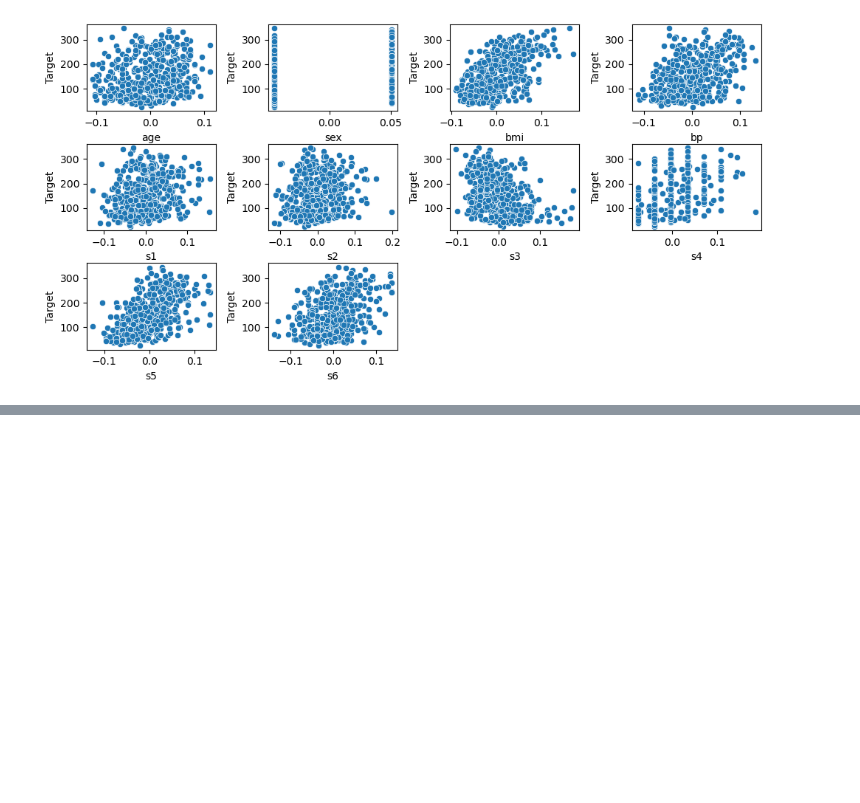
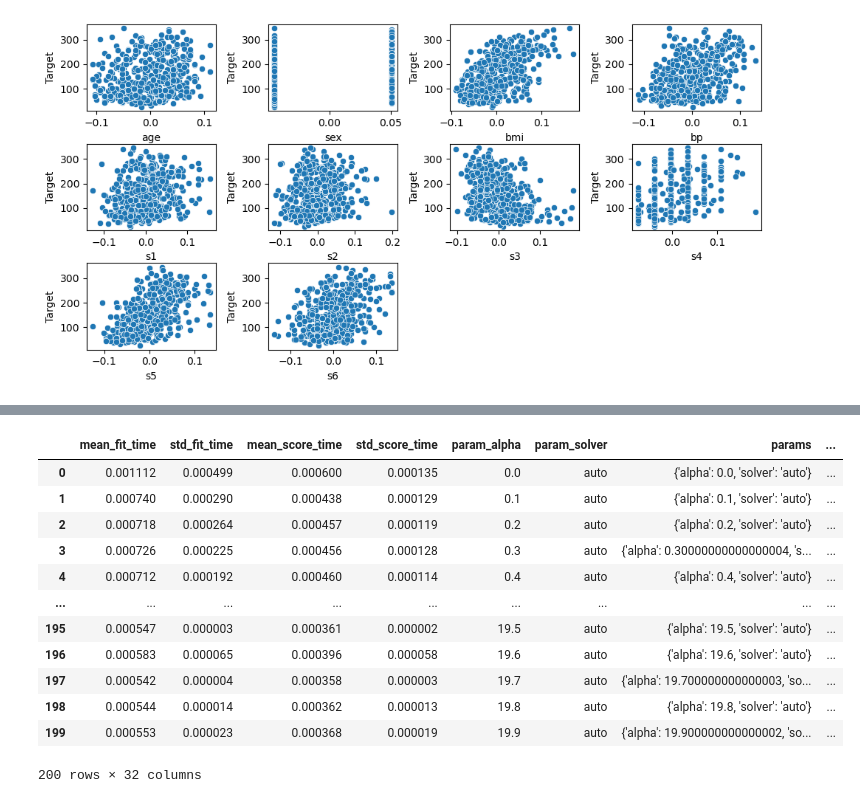
Before and after one commit to CharlesStockman/dataScience, a Jupyter notebook: magnimindAcademy/machineLearning/linear_gregression/assignment 2.ipynb, the cells around one changed output, grey strips where cells are left out. Cells and saved outputs as stored; diff of their text form; code cells hidden in the pictures; blank space fills up the shorter version.

```diff
--- a/magnimindAcademy/machineLearning/linear_gregression/assignment 2.ipynb
+++ b/magnimindAcademy/machineLearning/linear_gregression/assignment 2.ipynb
@@ -507 +572,18 @@ def task(feature_dataframe, dependent_y):
+# %%
+results = pd.DataFrame(grid.cv_results_)
+results
+# %% [output]
+|  | mean_fit_time | std_fit_time | mean_score_time | std_score_time | param_alpha | param_solver | params | ... |
+| 0 | 0.001112 | 0.000499 | 0.000600 | 0.000135 | 0.0 | auto | {'alpha': 0.0, 'solver': 'auto'} | ... |
+| 1 | 0.000740 | 0.000290 | 0.000438 | 0.000129 | 0.1 | auto | {'alpha': 0.1, 'solver': 'auto'} | ... |
+| 2 | 0.000718 | 0.000264 | 0.000457 | 0.000119 | 0.2 | auto | {'alpha': 0.2, 'solver': 'auto'} | ... |
+| 3 | 0.000726 | 0.000225 | 0.000456 | 0.000128 | 0.3 | auto | {'alpha': 0.30000000000000004, 's... | ... |
+| 4 | 0.000712 | 0.000192 | 0.000460 | 0.000114 | 0.4 | auto | {'alpha': 0.4, 'solver': 'auto'} | ... |
+| ... | ... | ... | ... | ... | ... | ... | ... | ... |
+| 195 | 0.000547 | 0.000003 | 0.000361 | 0.000002 | 19.5 | auto | {'alpha': 19.5, 'solver': 'auto'} | ... |
+| 196 | 0.000583 | 0.000065 | 0.000396 | 0.000058 | 19.6 | auto | {'alpha': 19.6, 'solver': 'auto'} | ... |
+| 197 | 0.000542 | 0.000004 | 0.000358 | 0.000003 | 19.7 | auto | {'alpha': 19.700000000000003, 'so... | ... |
+| 198 | 0.000544 | 0.000014 | 0.000362 | 0.000013 | 19.8 | auto | {'alpha': 19.8, 'solver': 'auto'} | ... |
+| 199 | 0.000553 | 0.000023 | 0.000368 | 0.000019 | 19.9 | auto | {'alpha': 19.900000000000002, 'so... | ... |
+200 rows × 32 columns
 # %%
```
Also changed, not shown: parts of 42 cells of this notebook, 1 other file.
